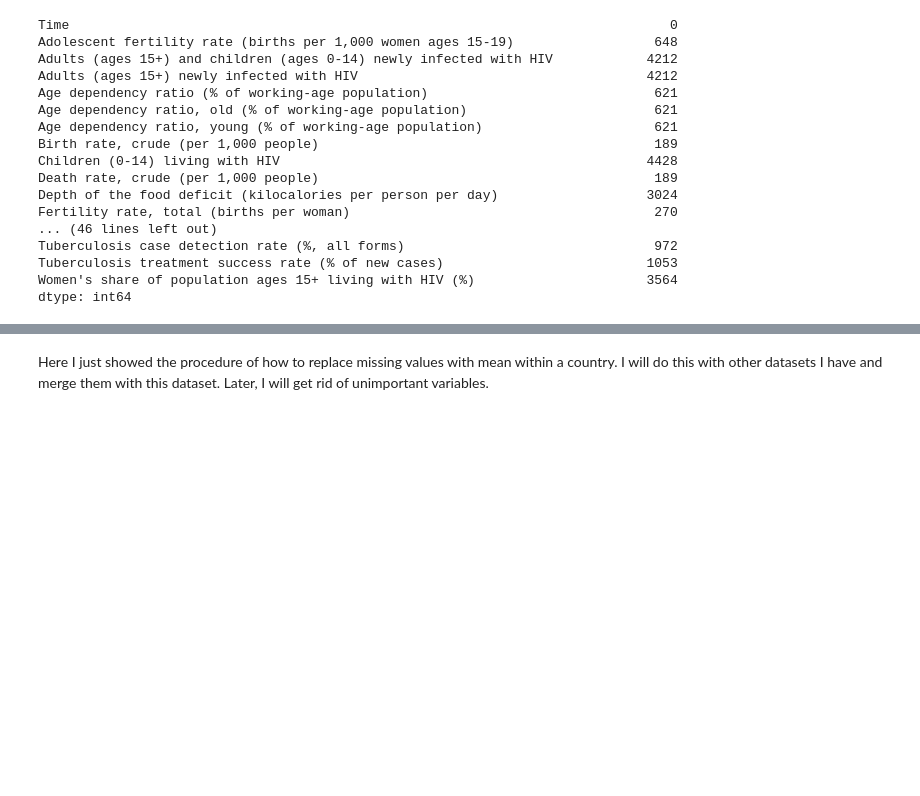
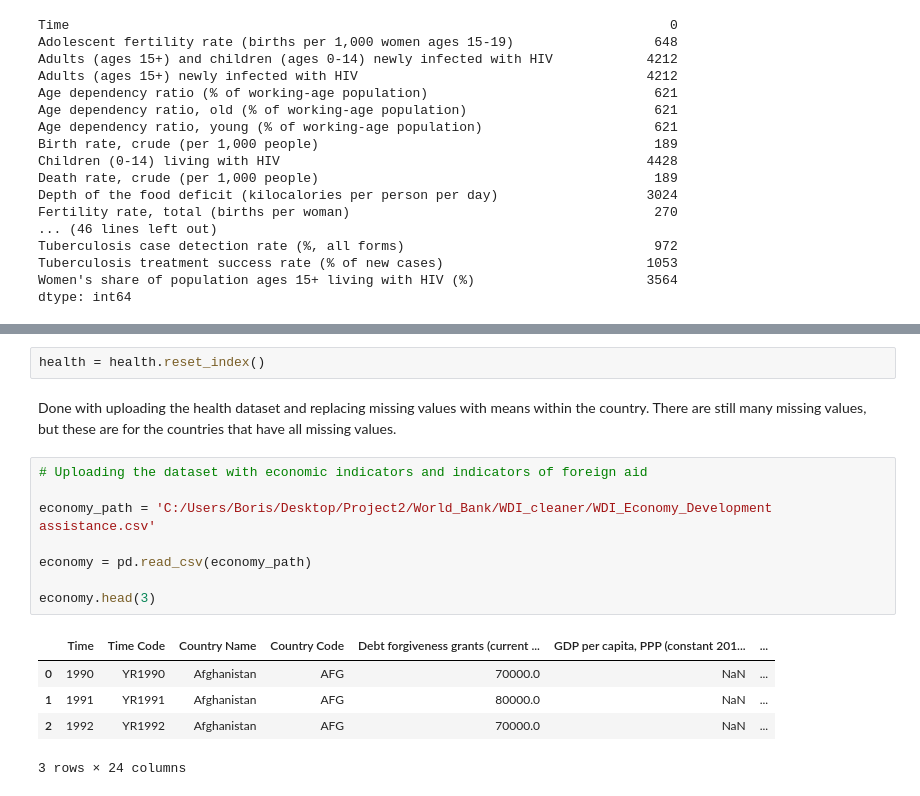
Before and after one commit to jokicboris90/ECON628-01-jokicboris90, a Jupyter notebook: Project2.ipynb, the cells around one changed output, grey strips where cells are left out. Drawn from its saved outputs; the diff is of its cells as text; blank space fills up the shorter version.

```diff
--- a/Project2.ipynb
+++ b/Project2.ipynb
@@ -160,2 +118,18 @@ health.head(50)
-# %% [markdown]
-Here I just showed the procedure of how to replace missing values with mean within a country. I will do this with other datasets I have and merge them with this dataset. Later, I will get rid of unimportant variables.
+# %%
+health = health.reset_index()
+# %% [markdown]
+Done with uploading the health dataset and replacing missing values with means within the country. There are still many missing values, but these are for the countries that have all missing values.
+# %%
+# Uploading the dataset with economic indicators and indicators of foreign aid
+
+economy_path = 'C:/Users/Boris/Desktop/Project2/World_Bank/WDI_cleaner/WDI_Economy_Development assistance.csv'
+
+economy = pd.read_csv(economy_path)
+
+economy.head(3)
+# %% [output]
+|  | Time | Time Code | Country Name | Country Code | Debt forgiveness grants (current ... | GDP per capita, PPP (constant 201... | ... |
+| 0 | 1990 | YR1990 | Afghanistan | AFG | 70000.0 | NaN | ... |
+| 1 | 1991 | YR1991 | Afghanistan | AFG | 80000.0 | NaN | ... |
+| 2 | 1992 | YR1992 | Afghanistan | AFG | 70000.0 | NaN | ... |
+3 rows × 24 columns
```
Also changed, not shown: parts of 20 cells of this notebook.
